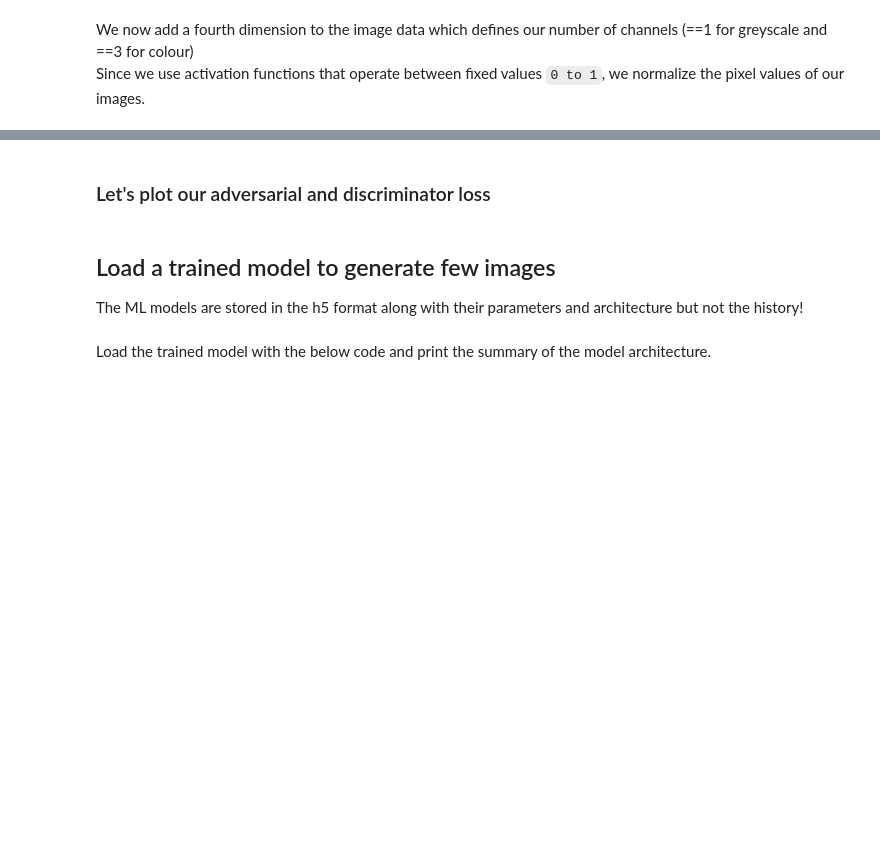
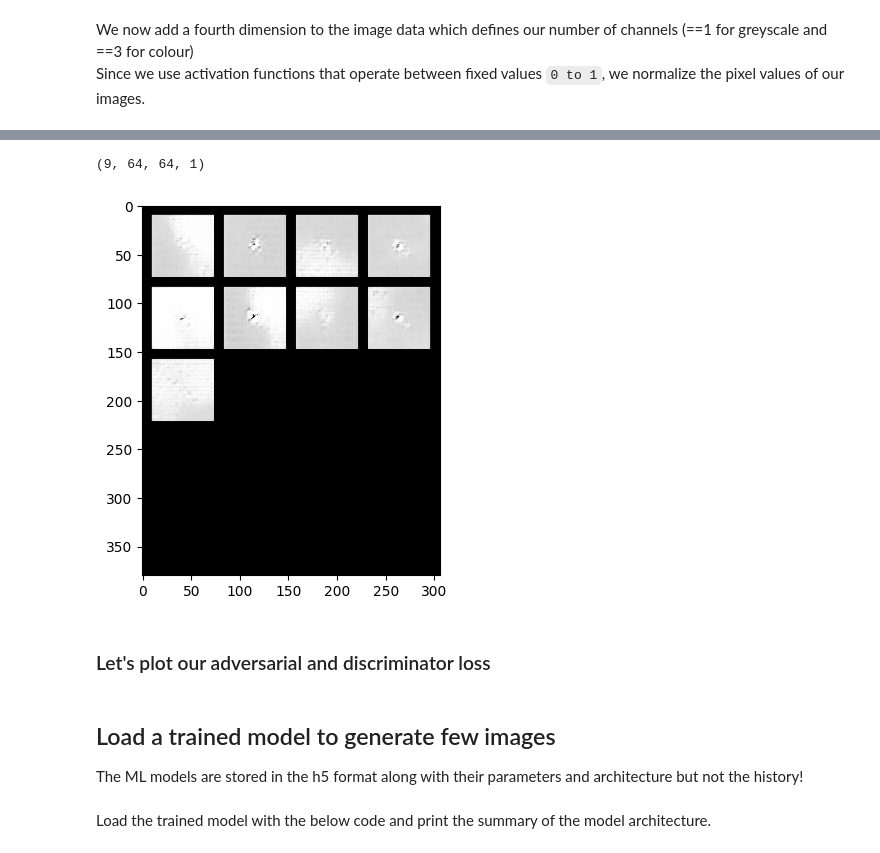
Before and after one commit to heprom/cvml, a Jupyter notebook: corrections/GAN_defects_cor.ipynb, the cells around one changed output, grey strips where cells are left out. Drawn from its saved outputs; the diff is of its cells as text; code cells hidden in the pictures; blank space fills up the shorter version.

```diff
--- a/corrections/GAN_defects_cor.ipynb
+++ b/corrections/GAN_defects_cor.ipynb
@@ -280,10 +441,13 @@ for epoch in range(NUM_EPOCHS):
+# %%
+images.shape
+# %% [output]
+(9, 64, 64, 1)
 # %%
-im = montage2d(imlist,fill=(0,0),padding_width=10,grid_shape=(5,4))
-io.imshow(im)
-io.show()
-
-## The algorithm to save our model is commented below
-# gen.save("name.h5")
+im = montage2d(np.squeeze(images), fill=(0, 0), padding_width=10, grid_shape=(5,4))
+plt.imshow(im, cmap=plt.cm.gray)
+plt.show()
+# %% [output]
+[figure, added]
 # %% [markdown]
 ### Let's plot our adversarial and discriminator loss
 # %%
```
Also changed, not shown: parts of 17 cells of this notebook.
